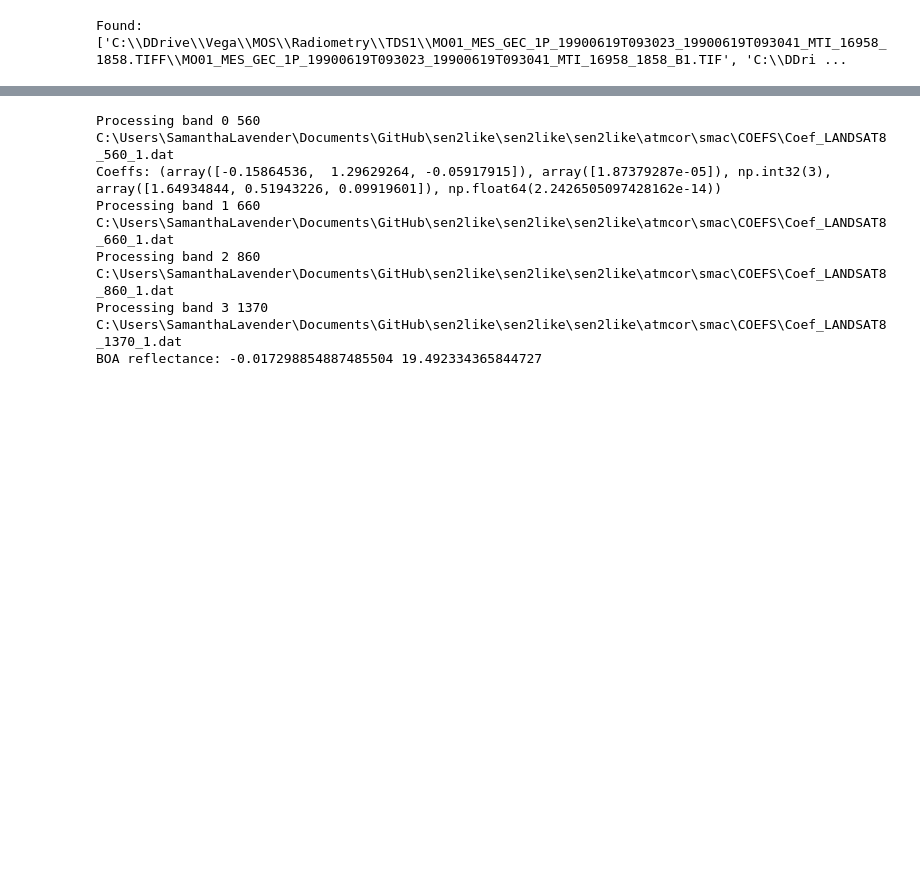
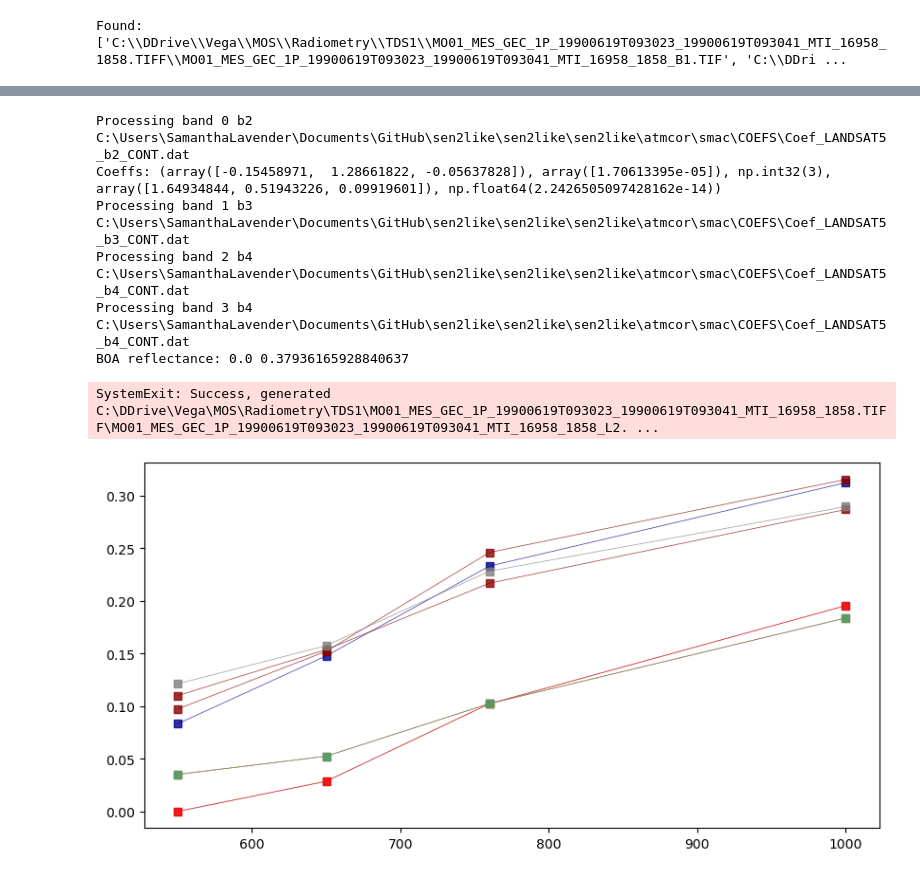
Before and after one commit to pixalytics-ltd/sen2like, a Jupyter notebook: test_smac.ipynb, the cells around one changed output, grey strips where cells are left out. Cells and saved outputs as stored; diff of their text form; code cells hidden in the pictures; blank space fills up the shorter version.

```diff
--- a/test_smac.ipynb
+++ b/test_smac.ipynb
@@ -69,6 +73,6 @@ TOA reflectance: 0.0 0.2075936496257782
 # %%
 def get_smac_coefficients(product, band):
-    filename = "Coef_{}_{}_1.dat".format(product,band)
+    filename = "Coef_{}_{}_CONT.dat".format(product,band)
     if filename is None:
         return None
 
@@ -81,14 +85,12 @@ def get_smac_coefficients(product, band):
         print("Could not find {}".format(smac_file))
         return None
 # %%
-
 # Atmospheric parameters retrieve from CAMS :
 r_toa = np.arange(101) / 100.
 r_surf_SMAC = np.zeros(101)
 
-
 # # Apply correction
-product = "LANDSAT8"
+product = "LANDSAT5"
 rboaimg = np.zeros((nbands,ds.shape[0],ds.shape[1]), dtype = np.float32)
 for b,band in enumerate(bands):
     print("Processing band {} {}".format(b,band))
@@ -97,7 +99,6 @@ for b,band in enumerate(bands):
     print(coef_file)
     if coef_file is None:
         raise SystemExit("No smac coefficients for %s", band)
-
     smac_coefs = smac.coeff(coef_file)
 
     # Run SMAC for r_toa ranging from 0.0 to 1.0
@@ -111,20 +112,68 @@ for b,band in enumerate(bands):
     poly_coefs = np.polyfit(r_toa, r_surf_SMAC, 2, full=True)
     if b == 0:
         print("Coeffs: {}".format(poly_coefs))
+
     # Apply fitted relation to convert TOA reflectance to surface reflectance
     sref = poly_coefs[0][2] + poly_coefs[0][1] * rtoaimg[b,:,:] + poly_coefs[0][0] * rtoaimg[b,:,:] ** 2
     mask = (rtoaimg[b,:,:] <= 0)
+    mask2 = (sref <= 0)
     sref[mask] = 0
+    sref[mask2] = 0
     rboaimg[b,:,:] = sref[:,:]
 print("BOA reflectance: {} {}".format(np.nanmin(rboaimg),np.nanmax(rboaimg)))
 # %% [output]
-Processing band 0 560
-C:\Users\SamanthaLavender\Documents\GitHub\sen2like\sen2like\sen2like\atmcor\smac\COEFS\Coef_LANDSAT8_560_1.dat
-Coeffs: (array([-0.15864536,  1.29629264, -0.05917915]), array([1.87379287e-05]), np.int32(3), array([1.64934844, 0.51943226, 0.09919601]), np.float64(2.2426505097428162e-14))
-Processing band 1 660
-C:\Users\SamanthaLavender\Documents\GitHub\sen2like\sen2like\sen2like\atmcor\smac\COEFS\Coef_LANDSAT8_660_1.dat
-Processing band 2 860
-C:\Users\SamanthaLavender\Documents\GitHub\sen2like\sen2like\sen2like\atmcor\smac\COEFS\Coef_LANDSAT8_860_1.dat
-Processing band 3 1370
-C:\Users\SamanthaLavender\Documents\GitHub\sen2like\sen2like\sen2like\atmcor\smac\COEFS\Coef_LANDSAT8_1370_1.dat
-BOA reflectance: -0.017298854887485504 19.492334365844727
+Processing band 0 b2
+C:\Users\SamanthaLavender\Documents\GitHub\sen2like\sen2like\sen2like\atmcor\smac\COEFS\Coef_LANDSAT5_b2_CONT.dat
+Coeffs: (array([-0.15458971,  1.28661822, -0.05637828]), array([1.70613395e-05]), np.int32(3), array([1.64934844, 0.51943226, 0.09919601]), np.float64(2.2426505097428162e-14))
+Processing band 1 b3
+C:\Users\SamanthaLavender\Documents\GitHub\sen2like\sen2like\sen2like\atmcor\smac\COEFS\Coef_LANDSAT5_b3_CONT.dat
+Processing band 2 b4
+C:\Users\SamanthaLavender\Documents\GitHub\sen2like\sen2like\sen2like\atmcor\smac\COEFS\Coef_LANDSAT5_b4_CONT.dat
+Processing band 3 b4
+C:\Users\SamanthaLavender\Documents\GitHub\sen2like\sen2like\sen2like\atmcor\smac\COEFS\Coef_LANDSAT5_b4_CONT.dat
+BOA reflectance: 0.0 0.37936165928840637
+# %%
+# Save to Level 2 file
+ofile = files[0].replace("B1.TIF","L2.TIF")
+with rasterio.open(files[0]) as src:
+    out_meta = src.meta
+
+    # Change the band count and data format
+    out_meta.update(dtype=rasterio.float32, count=nbands, nodata=0.0)
+
+with rasterio.open(ofile, "w", **out_meta) as dest:
+    for i in range(nbands):
+        dest.write(rboaimg[i,:,:], i+1)
+
+if os.path.exists(ofile):
+    raise SystemExit("Success, generated {}".format(ofile))
+else:
+    raise SystemExit("Failed to generate L2 file")
+# %% [output]
+SystemExit: Success, generated C:\DDrive\Vega\MOS\Radiometry\TDS1\MO01_MES_GEC_1P_19900619T093023_19900619T093041_MTI_16958_1858.TIFF\MO01_MES_GEC_1P_19900619T093023_19900619T093041_MTI_16958_1858_L2. ...
+# %%
+import matplotlib.pyplot as plt
+import matplotlib.patches as mpatches
+from matplotlib.patches import Rectangle
+%matplotlib inline
+ibands = [550.0,650.0,760.0,1000.0]
+
+# print and plot radiance or reflectance data
+# Plot data
+plt.figure(figsize=(10,5))
+ax = plt.gca()
+colorb = np.array(['darkblue','darkred','grey','red','mediumseagreen','blue','pink','darkgreen','teal','pink','cyan','purple','brown'])
+pixels = [400,1400,2000,2300]
+for i,pixel in enumerate(pixels):
+    ax.plot(ibands, rboaimg[:,pixel,pixel], marker='s', color=colorb[i], lw=0.5, alpha=0.8)
+    ax.plot(ibands, rtoaimg[:,pixel,pixel], marker='s', color=colorb[i+1], lw=0.5, alpha=0.8)
+plt.title('TOA () and BOA (square) radiance spectra')
+plt.xlabel("Wavelength [nm]",size=14)
+ax.set_ylabel("Reflectance [sr-1]")
+
+outfig = 'MESSR-spectra.png'
+plt.savefig(outfig, dpi=300, bbox_inches='tight')
+logger.info("Plot written to: {}".format(outfig))
+plt.show()
+# %% [output]
+[figure, added]
```
Also changed, not shown: parts of 3 cells of this notebook, 7 other files.
